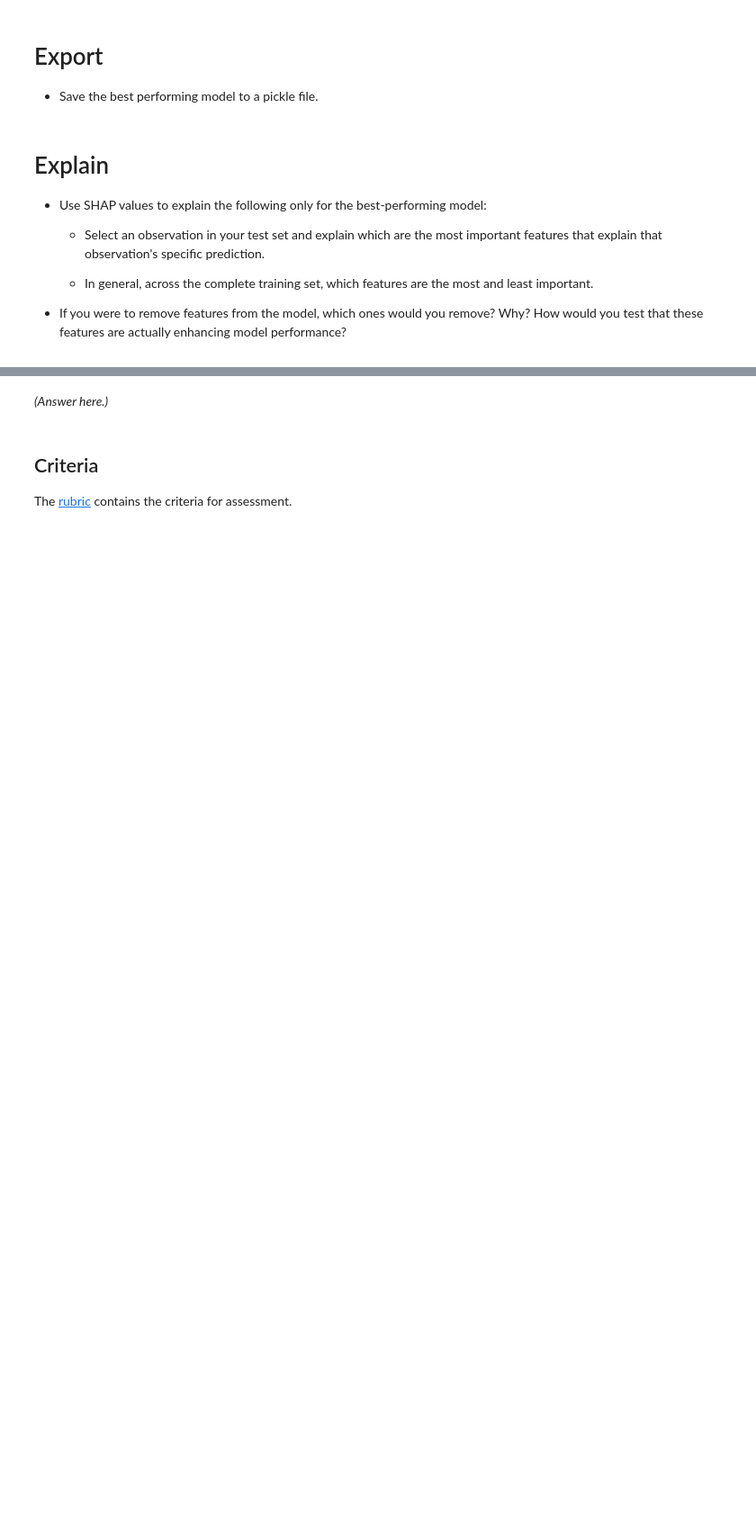
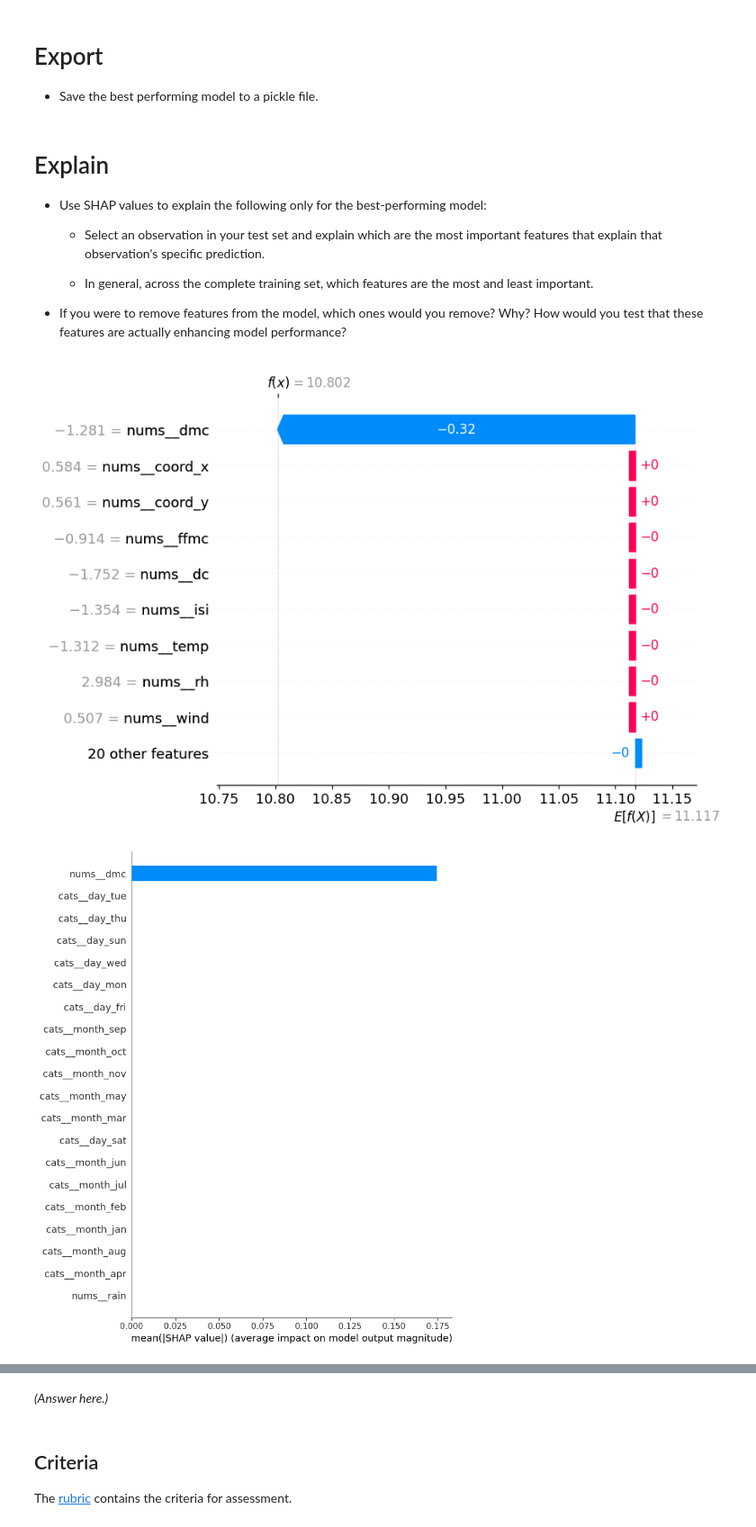
Before and after one commit to UofT-DSI/production, a Jupyter notebook: 02_activities/assignments/assignment_2.ipynb, the cells around one changed output, grey strips where cells are left out. Shown at 90% size. Cells and saved outputs as stored; diff of their text form; code cells hidden in the pictures; blank space fills up the shorter version.

```diff
--- a/02_activities/assignments/assignment_2.ipynb
+++ b/02_activities/assignments/assignment_2.ipynb
@@ -257,7 +259,21 @@ Create a [model pipeline](https://scikit-learn.org/stable/modules/generated/skle
 # %%
 # Pipeline C = preproc1 + advanced model
+pipeC = Pipeline(
+    [
+        ('preprocessing', preproc1),
+        ('regressor', HistGradientBoostingRegressor(random_state=42))
+    ]
+)
 # %%
 # Pipeline D = preproc2 + advanced model
+pipeD = Pipeline([
+    ("preprocessing", preproc2),
+    ("regressor", XGBRegressor(
+        objective="reg:squarederror",
+        random_state=42,
+        n_jobs=-1
+    ))
+])
 # %% [markdown]
 # Tune Hyperparams
 
@@ -272,6 +438,13 @@ Create a [model pipeline](https://scikit-learn.org/stable/modules/generated/skle
 # Export
 
 + Save the best performing model to a pickle file.
+# %%
+import pickle
+
+best_model = gridcv_A.best_estimator_
+
+with open("pipeline_A_best.pkl", "wb") as f:
+    pickle.dump(best_model, f)
 # %% [markdown]
 # Explain
 
@@ -282,3 +455,29 @@ Create a [model pipeline](https://scikit-learn.org/stable/modules/generated/skle
     - In general, across the complete training set, which features are the most and least important.
 
 + If you were to remove features from the model, which ones would you remove? Why? How would you test that these features are actually enhancing model performance?
+# %%
+preprocessor = best_model.named_steps["preprocessing"]
+regressor = best_model.named_steps["regressor"]
+
+X_train_t = preprocessor.transform(X0_train)
+X_test_t = preprocessor.transform(X0_test)
+
+feature_names = preprocessor.get_feature_names_out()
+
+X_train_t = pd.DataFrame(X_train_t, columns=feature_names)
+X_test_t = pd.DataFrame(X_test_t, columns=feature_names)
+
+
+
+explainer = shap.LinearExplainer(regressor, X_train_t)
+shap_values = explainer(X_test_t)
+
+i = 0
+shap.plots.waterfall(shap_values[i])
+
+shap.summary_plot(shap_values, X_test_t, plot_type="bar")
+
+shap.summary_plot(shap_values, X_test_t)
+# %% [output]
+[figure, added]
+[figure, added]
```
Also changed, not shown: parts of 23 cells of this notebook.
